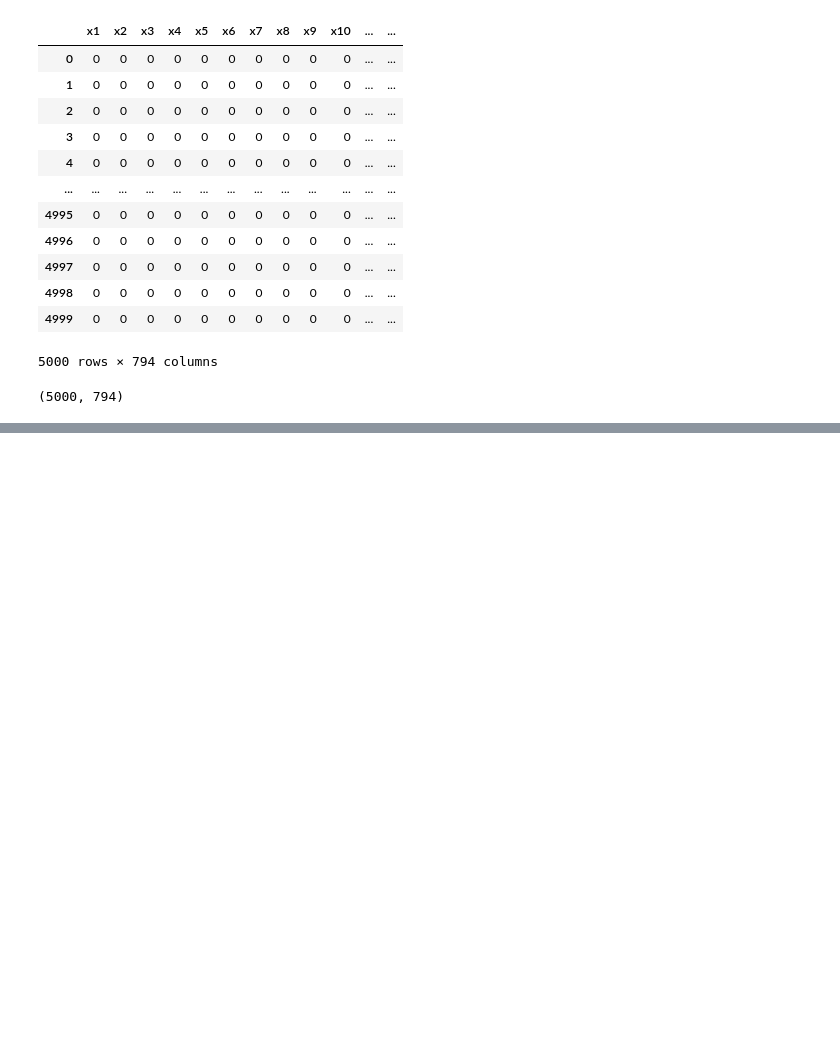
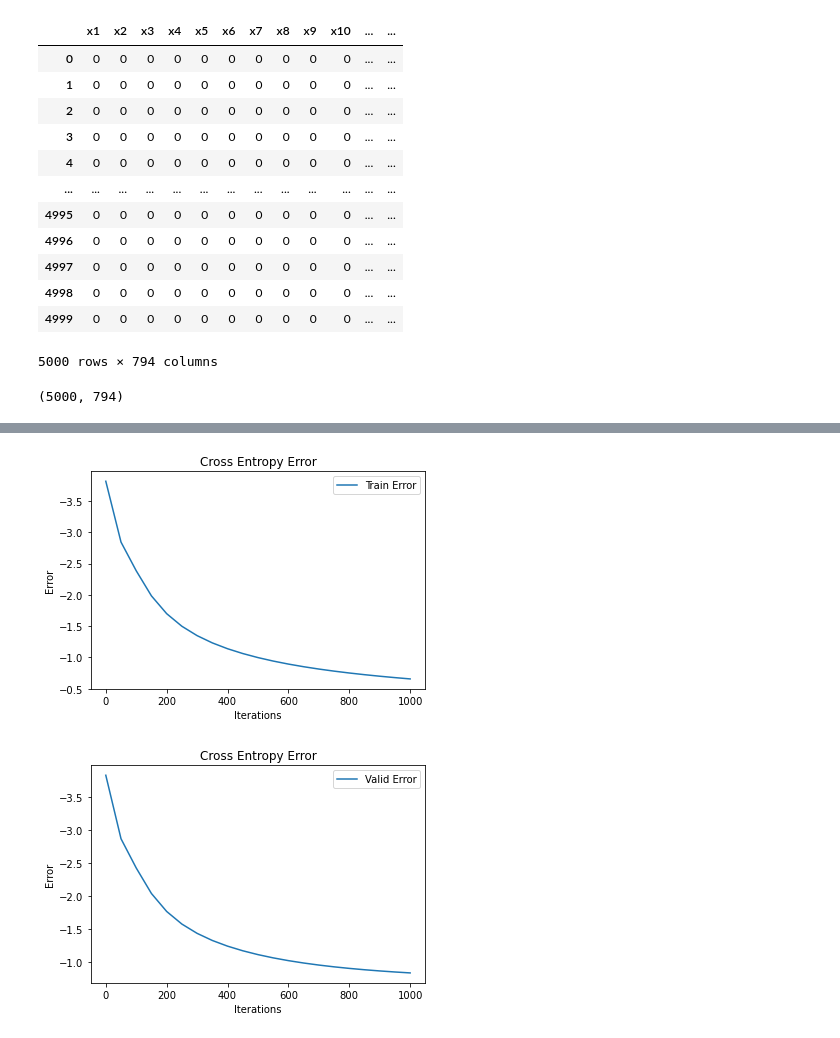
Before and after one commit to abcrohit/MNIST_NEURAL_NETWORKS, a Jupyter notebook: MNIST NN.ipynb, the cells around one changed output, grey strips where cells are left out. Cells and saved outputs as stored; diff of their text form; code cells hidden in the pictures; blank space fills up the shorter version.

```diff
--- a/MNIST NN.ipynb
+++ b/MNIST NN.ipynb
@@ -128,6 +102,3 @@ Data
 Data.shape
 # %% [output]
 (5000, 794)
-# %%
-Training_Set = Data.iloc[0:3750,:]
-Testing_Set = Data.iloc[3750:,:]
@@ -291,0 +362,19 @@ Cross Entropy: -1.034873029075755
+# %%
+pyplot.plot(iterations, LogTrainErrors, label="Train Error")
+pyplot.xlabel('Iterations')
+pyplot.ylabel('Error')
+pyplot.title('Cross Entropy Error')
+pyplot.gca().invert_yaxis()
+pyplot.legend()
+pyplot.show()
+
+pyplot.plot(iterations, LogValidErrors, label="Valid Error")
+pyplot.xlabel('Iterations')
+pyplot.ylabel('Error')
+pyplot.title('Cross Entropy Error')
+pyplot.gca().invert_yaxis()
+pyplot.legend()
+pyplot.show()
+# %% [output]
+[figure, added]
+[figure, added]
```
Also changed, not shown: parts of 23 cells of this notebook.
